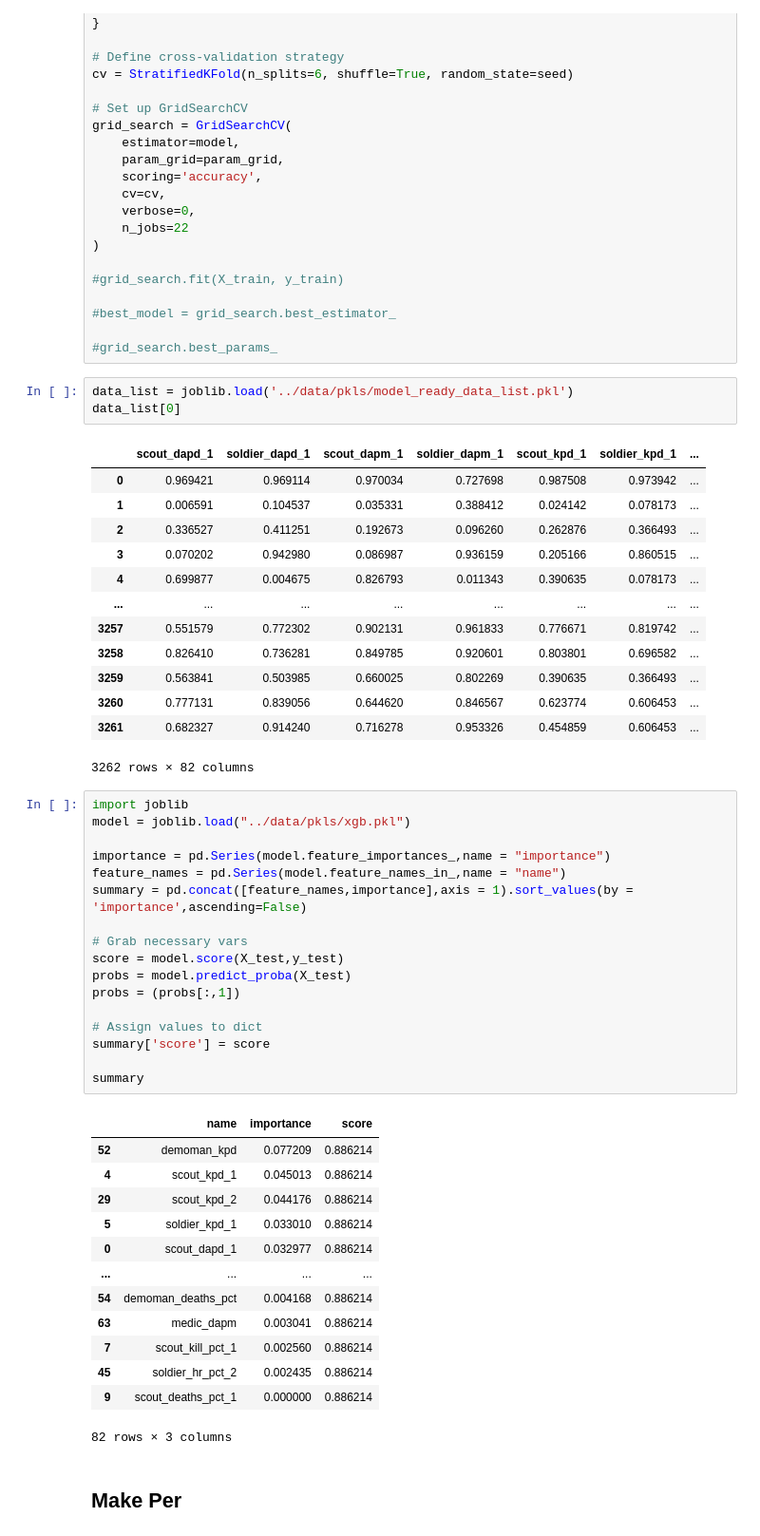
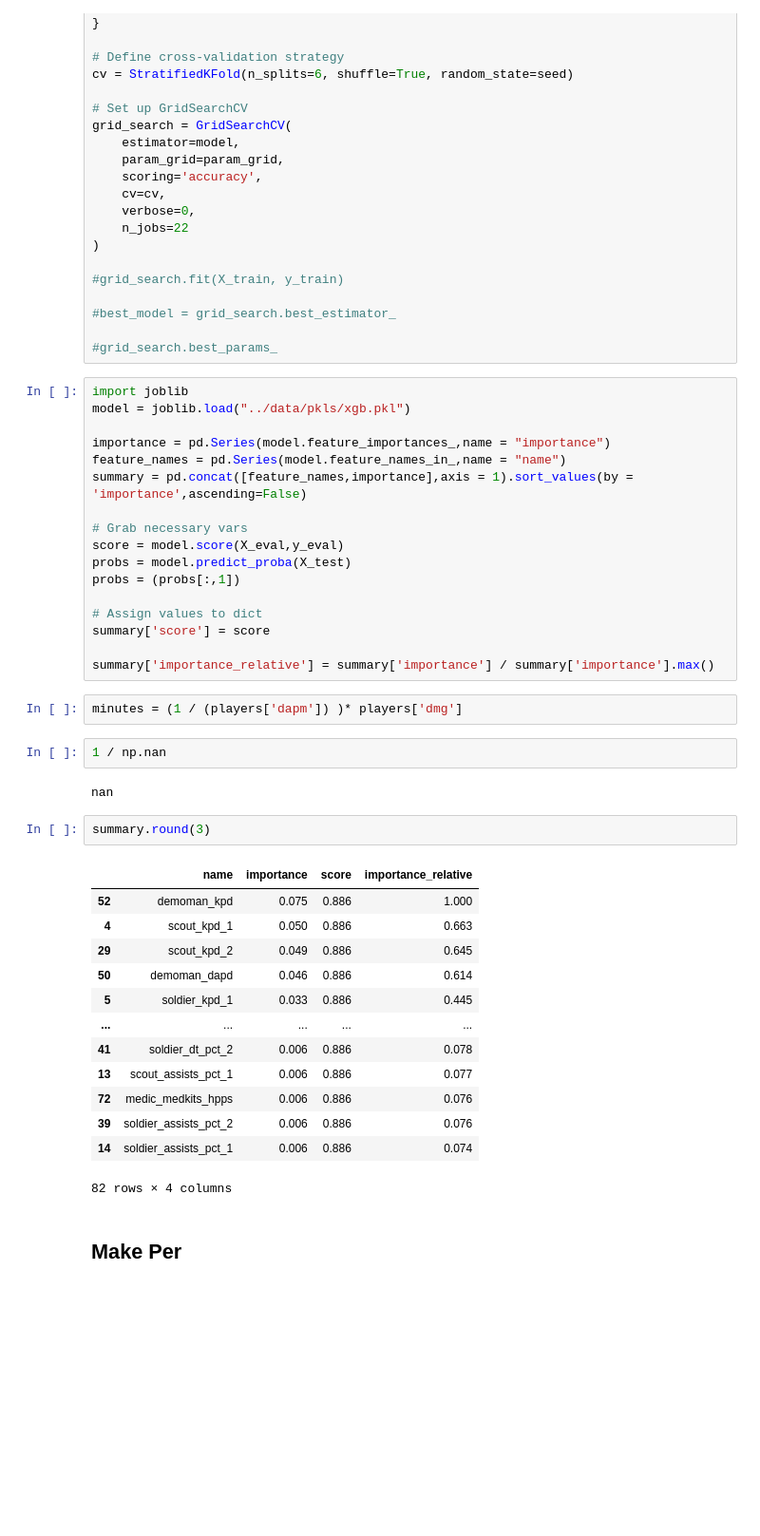
Before and after one commit to ebtrout/tf2_data_vis, a Jupyter notebook: modeling/NEW PER.ipynb, the cells around one changed output. Shown at 95% size. Saved outputs shown, nothing was run; the diff lists cells and outputs as text; blank space fills up the shorter version.

```diff
--- a/modeling/NEW PER.ipynb
+++ b/modeling/NEW PER.ipynb
@@ -369,23 +371,6 @@ grid_search = GridSearchCV(
 #best_model = grid_search.best_estimator_
 
 #grid_search.best_params_
-# %%
-data_list = joblib.load('../data/pkls/model_ready_data_list.pkl')
-data_list[0]
-# %% [output]
-|  | scout_dapd_1 | soldier_dapd_1 | scout_dapm_1 | soldier_dapm_1 | scout_kpd_1 | soldier_kpd_1 | ... |
-| 0 | 0.969421 | 0.969114 | 0.970034 | 0.727698 | 0.987508 | 0.973942 | ... |
-| 1 | 0.006591 | 0.104537 | 0.035331 | 0.388412 | 0.024142 | 0.078173 | ... |
-| 2 | 0.336527 | 0.411251 | 0.192673 | 0.096260 | 0.262876 | 0.366493 | ... |
-| 3 | 0.070202 | 0.942980 | 0.086987 | 0.936159 | 0.205166 | 0.860515 | ... |
-| 4 | 0.699877 | 0.004675 | 0.826793 | 0.011343 | 0.390635 | 0.078173 | ... |
-| ... | ... | ... | ... | ... | ... | ... | ... |
-| 3257 | 0.551579 | 0.772302 | 0.902131 | 0.961833 | 0.776671 | 0.819742 | ... |
-| 3258 | 0.826410 | 0.736281 | 0.849785 | 0.920601 | 0.803801 | 0.696582 | ... |
-| 3259 | 0.563841 | 0.503985 | 0.660025 | 0.802269 | 0.390635 | 0.366493 | ... |
-| 3260 | 0.777131 | 0.839056 | 0.644620 | 0.846567 | 0.623774 | 0.606453 | ... |
-| 3261 | 0.682327 | 0.914240 | 0.716278 | 0.953326 | 0.454859 | 0.606453 | ... |
-3262 rows × 82 columns
 # %%
 import joblib
 model = joblib.load("../data/pkls/xgb.pkl")
@@ -395,28 +380,36 @@ feature_names = pd.Series(model.feature_names_in_,name = "name")
 summary = pd.concat([feature_names,importance],axis = 1).sort_values(by = 'importance',ascending=False)
 
 # Grab necessary vars
-score = model.score(X_test,y_test)
+score = model.score(X_eval,y_eval)
 probs = model.predict_proba(X_test)
 probs = (probs[:,1])
 
 # Assign values to dict
 summary['score'] = score
 
-summary
+summary['importance_relative'] = summary['importance'] / summary['importance'].max()
-# %% [output]
-|  | name | importance | score |
-| 52 | demoman_kpd | 0.077209 | 0.886214 |
-| 4 | scout_kpd_1 | 0.045013 | 0.886214 |
-| 29 | scout_kpd_2 | 0.044176 | 0.886214 |
-| 5 | soldier_kpd_1 | 0.033010 | 0.886214 |
-| 0 | scout_dapd_1 | 0.032977 | 0.886214 |
-| ... | ... | ... | ... |
-| 54 | demoman_deaths_pct | 0.004168 | 0.886214 |
-| 63 | medic_dapm | 0.003041 | 0.886214 |
-| 7 | scout_kill_pct_1 | 0.002560 | 0.886214 |
-| 45 | soldier_hr_pct_2 | 0.002435 | 0.886214 |
-| 9 | scout_deaths_pct_1 | 0.000000 | 0.886214 |
-82 rows × 3 columns
+# %%
+minutes = (1 / (players['dapm']) )* players['dmg']
+# %%
+1 / np.nan
+# %% [output]
+nan
+# %%
+summary.round(3)
+# %% [output]
+|  | name | importance | score | importance_relative |
+| 52 | demoman_kpd | 0.075 | 0.886 | 1.000 |
+| 4 | scout_kpd_1 | 0.050 | 0.886 | 0.663 |
+| 29 | scout_kpd_2 | 0.049 | 0.886 | 0.645 |
+| 50 | demoman_dapd | 0.046 | 0.886 | 0.614 |
+| 5 | soldier_kpd_1 | 0.033 | 0.886 | 0.445 |
+| ... | ... | ... | ... | ... |
+| 41 | soldier_dt_pct_2 | 0.006 | 0.886 | 0.078 |
+| 13 | scout_assists_pct_1 | 0.006 | 0.886 | 0.077 |
+| 72 | medic_medkits_hpps | 0.006 | 0.886 | 0.076 |
+| 39 | soldier_assists_pct_2 | 0.006 | 0.886 | 0.076 |
+| 14 | soldier_assists_pct_1 | 0.006 | 0.886 | 0.074 |
+82 rows × 4 columns
 # %% [markdown]
 ## Make Per
 # %% [markdown]
```
Also changed, not shown: parts of 10 cells of this notebook, 8 other files.
